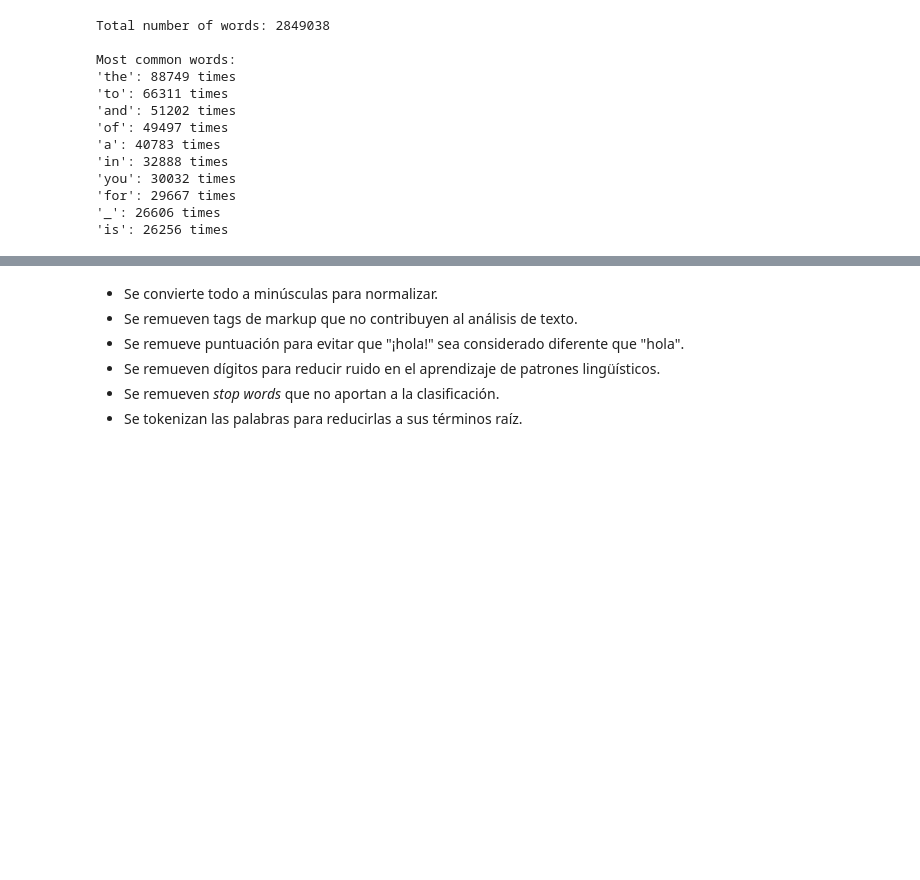
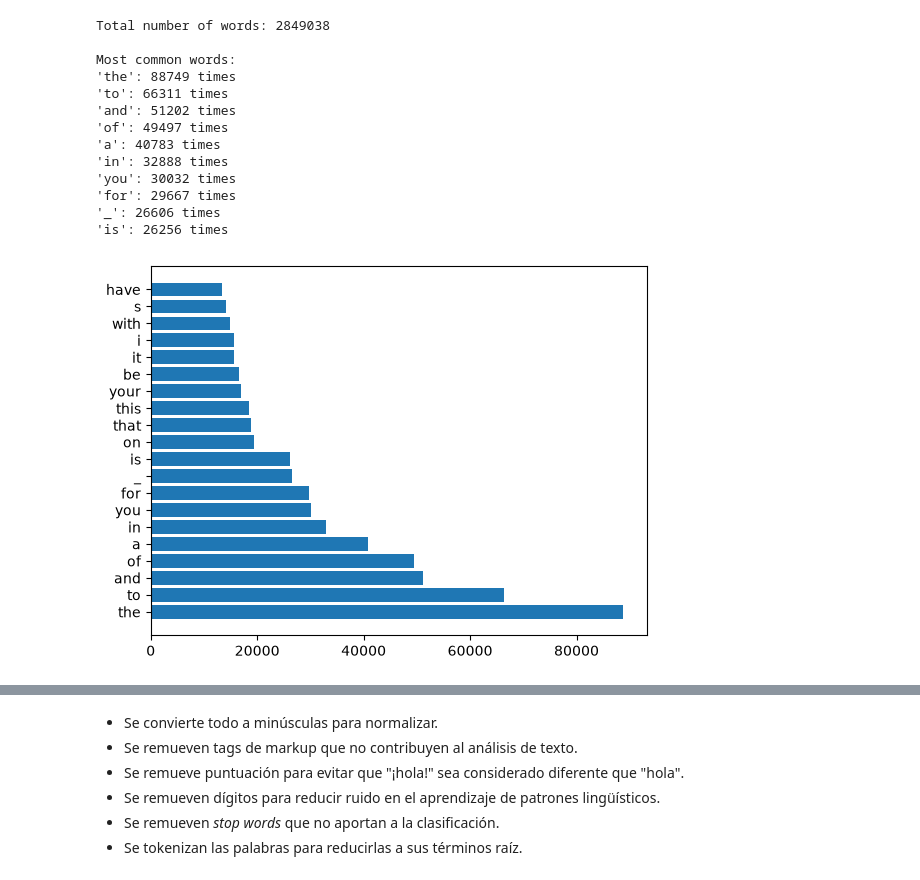
Before and after one commit to LCampi01/machine_learning_ceia, a Jupyter notebook: eda.ipynb, the cells around one changed output, grey strips where cells are left out. Drawn from its saved outputs; the diff is of its cells as text; code cells hidden in the pictures; blank space fills up the shorter version.

```diff
--- a/eda.ipynb
+++ b/eda.ipynb
@@ -285,3 +285,9 @@ Most common words:
 'for': 29667 times
 '_': 26606 times
 'is': 26256 times
+# %%
+common_words, counts = zip(*word_counts.most_common(20))
+plt.barh(common_words, counts)
+plt.show()
+# %% [output]
+[figure, added]
```
Also changed, not shown: parts of 5 cells of this notebook.
